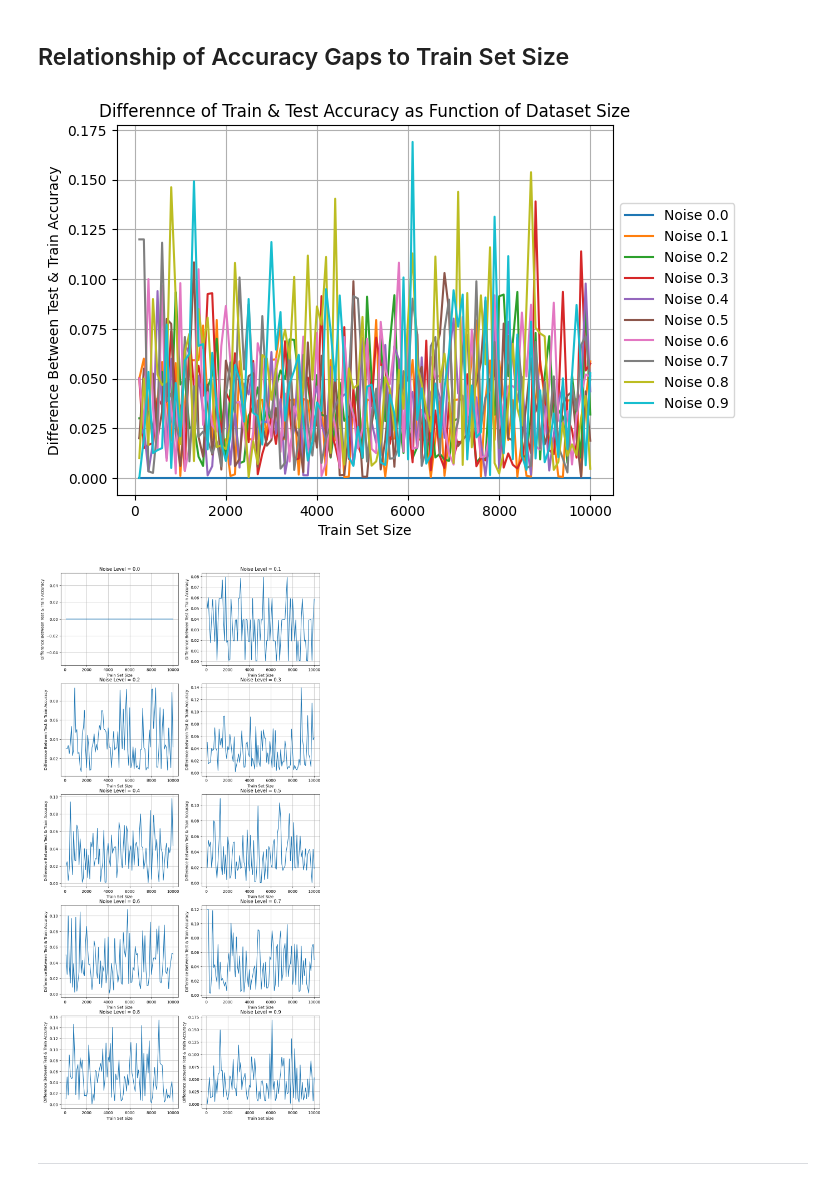
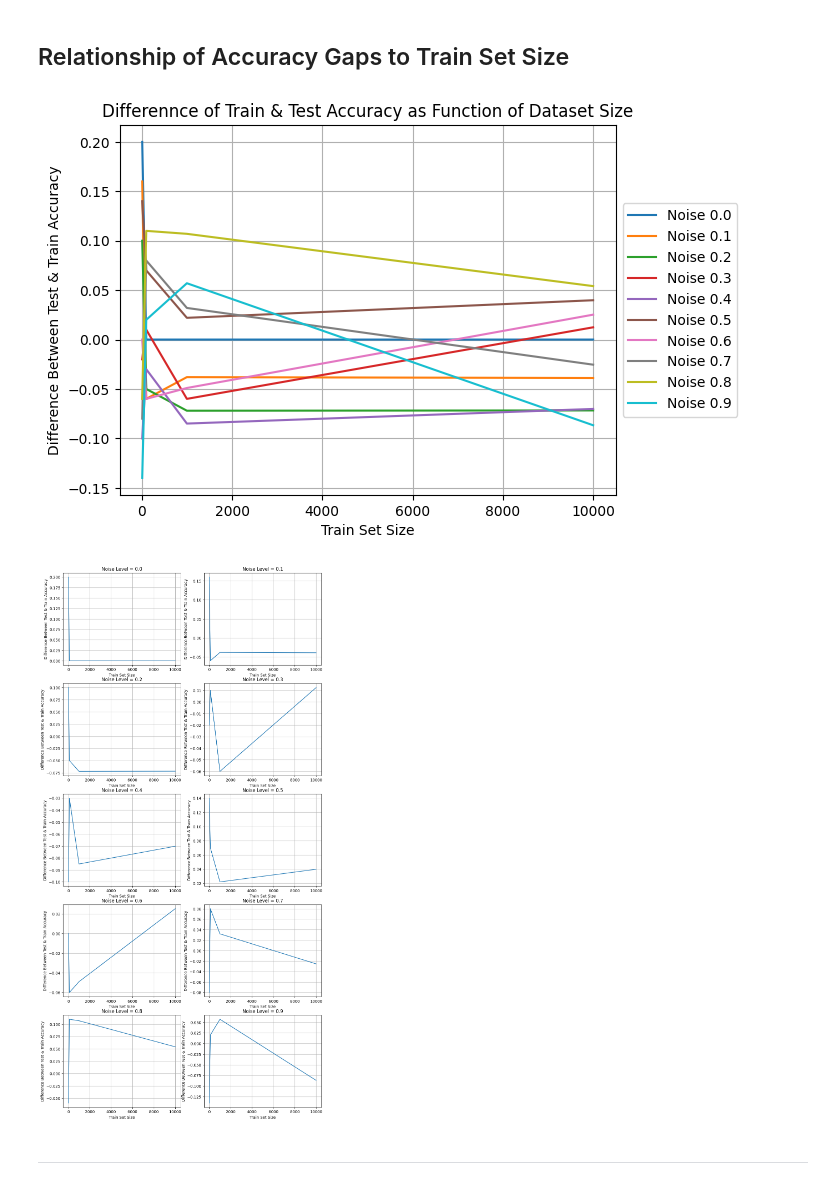
Before and after one commit to theokoles7/notebooks, a Jupyter notebook: courses/graduate/CSCE-509_Pattern-Recognition/_assignments_/assignment-4_implementation.ipynb, the cells around one changed output. Cells and saved outputs as stored; diff of their text form; code cells hidden in the pictures.

```diff
--- a/courses/graduate/CSCE-509_Pattern-Recognition/_assignments_/assignment-4_implementation.ipynb
+++ b/courses/graduate/CSCE-509_Pattern-Recognition/_assignments_/assignment-4_implementation.ipynb
@@ -197,7 +197,7 @@ In accordance with assignment instructions, this submission will perform an abla
 noise_list:             list =  [.0, .1, .2, .3, .4, .5, .6, .7, .8, .9]
 
 # Generate training datasets at different sizes.
-n_train_samples_list:   list =  [n for n in range(100, 10001, 100)]
+n_train_samples_list:   list =  [10, 100, 1000, 10000]
 
 # Generate a reasonable, but FIXED size of test data.
 n_test_samples_list:    list =  [50]
@@ -383,7 +383,7 @@ for i, noise_level in enumerate(noise_list, start = 1):
     plot(
         n_train_samples_list,
         [
-            abs(results["test_accuracy"] - results["train_accuracy"])
+            results["test_accuracy"] - results["train_accuracy"]
             for results in experiment_config.values()
             if results["noise"] == noise_level
         ],
@@ -405,36 +405,36 @@ for i, noise_level in enumerate(noise_list, start = 1):
     legend(loc = "center left", bbox_to_anchor = (1, 0.5))
 
 # Initialize figure dimensions.
 figure(figsize = (12, 25))
 
 # For each noise level prescribed...
 for i, noise_level in enumerate(noise_list, start = 1):
 
     # Set subplot location.
     subplot(5, 2, i)
 
     # Plot data points.
     plot(
         n_train_samples_list,
         [
-            abs(results["test_accuracy"] - results["train_accuracy"])
+            (results["test_accuracy"] - results["train_accuracy"])
             for results in experiment_config.values()
             if results["noise"] == noise_level
         ]
     )
 
     # Display grid.
     grid(visible = True)
 
     # Label axes.
     xlabel("Train Set Size")
     ylabel("Difference Between Test & Train Accuracy")
 
     # Set title.
     title(f"Noise Level = {noise_level}")
 # %% [output]
-[figure, old version]
+[figure, new version]
-[figure, old version]
+[figure, new version]
 # %% [markdown]
 ---
 # %% [markdown]
```
Also changed, not shown: parts of 8 cells of this notebook, 5 other files.
